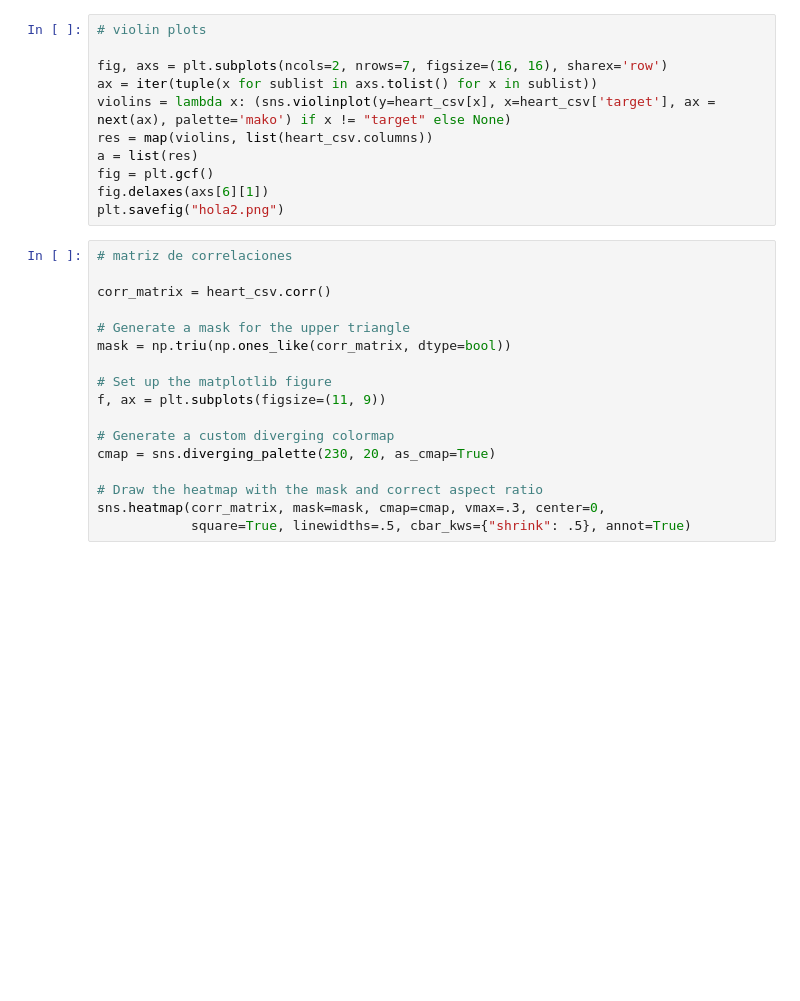
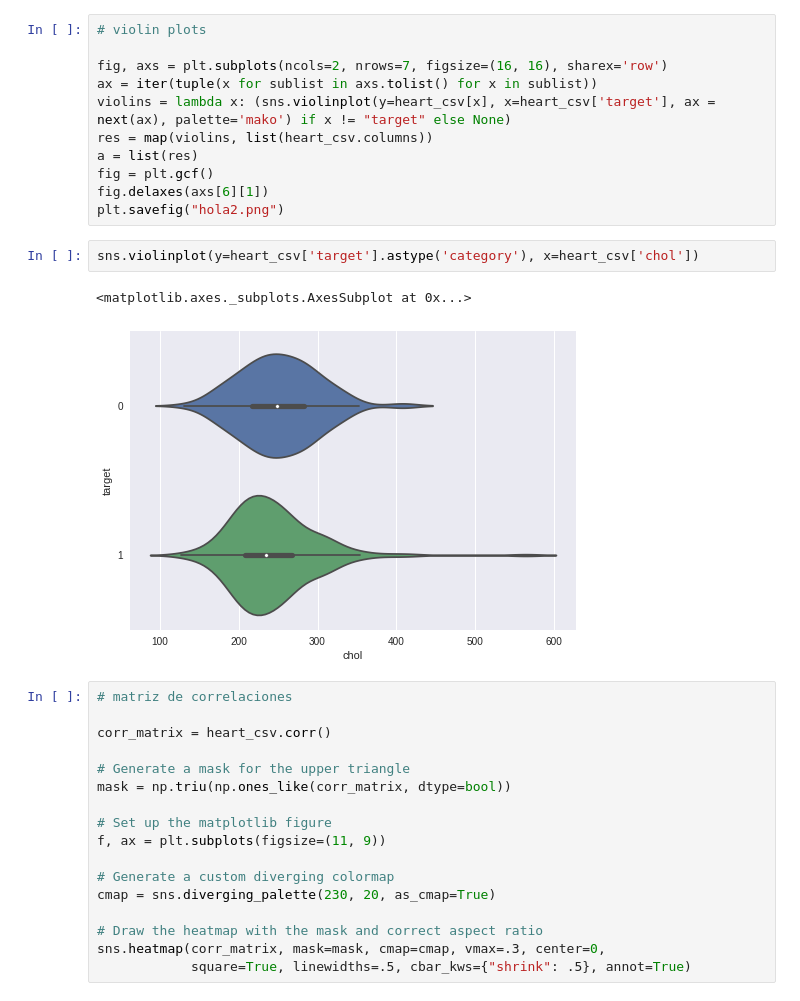
Before and after one commit to joaquinhojman/AprendizajeEstadistico-TPFinal, a Jupyter notebook: TP3_AE.ipynb, the cells around one changed output. Saved outputs shown, nothing was run; the diff lists cells and outputs as text; blank space fills up the shorter version.

```diff
--- a/TP3_AE.ipynb
+++ b/TP3_AE.ipynb
@@ -74,6 +79,11 @@ a = list(res)
 fig = plt.gcf()
 fig.delaxes(axs[6][1])
 plt.savefig("hola2.png")
+# %%
+sns.violinplot(y=heart_csv['target'].astype('category'), x=heart_csv['chol'])
+# %% [output]
+<matplotlib.axes._subplots.AxesSubplot at 0x...>
+[figure, added]
 # %%
 # matriz de correlaciones
 
```
Also changed, not shown: parts of 16 cells of this notebook, 1 other file.
